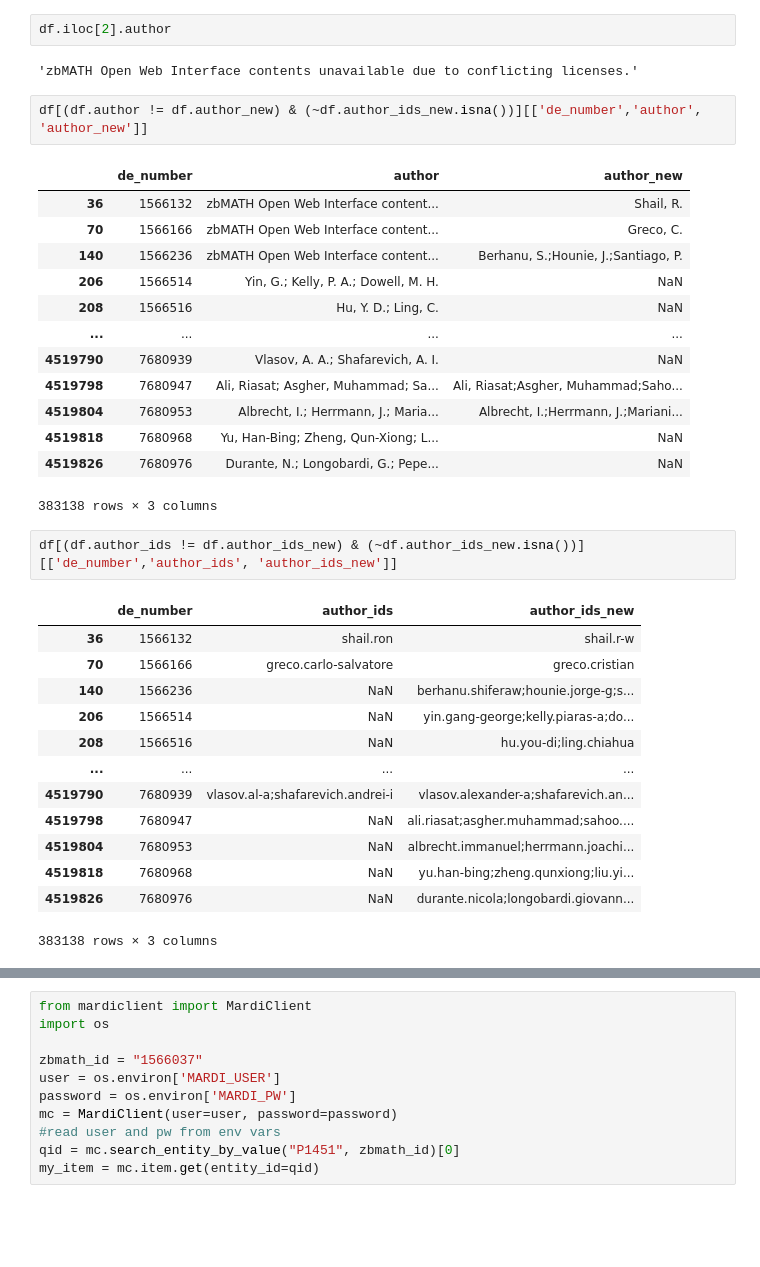
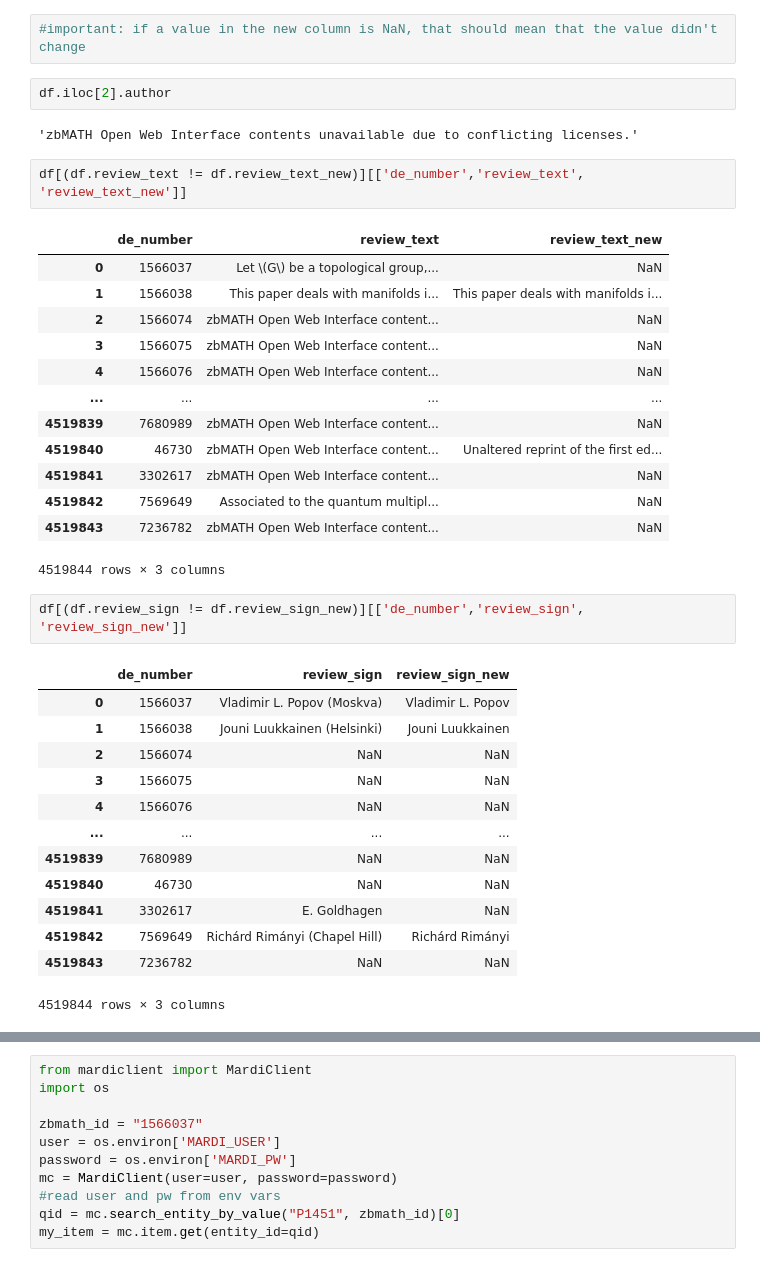
Before and after one commit to MaRDI4NFDI/docker-importer, a Jupyter notebook: mardi_importer/mardi_importer/zbmath/test.ipynb, the cells around one changed output, grey strips where cells are left out. Cells and saved outputs as stored; diff of their text form; blank space fills up the shorter version.

```diff
--- a/mardi_importer/mardi_importer/zbmath/test.ipynb
+++ b/mardi_importer/mardi_importer/zbmath/test.ipynb
@@ -8,36 +10,38 @@ df = pd.read_csv('differences_zbmath_data_dump20231221_TO_zbmath_data_dump202409
+# %%
+#important: if a value in the new column is NaN, that should mean that the value didn't change
 # %%
 df.iloc[2].author
 # %% [output]
 'zbMATH Open Web Interface contents unavailable due to conflicting licenses.'
 # %%
-df[(df.author != df.author_new) & (~df.author_ids_new.isna())][['de_number','author', 'author_new']]
+df[(df.review_text != df.review_text_new)][['de_number','review_text', 'review_text_new']]
 # %% [output]
-|  | de_number | author | author_new |
-| 36 | 1566132 | zbMATH Open Web Interface content... | Shail, R. |
-| 70 | 1566166 | zbMATH Open Web Interface content... | Greco, C. |
-| 140 | 1566236 | zbMATH Open Web Interface content... | Berhanu, S.;Hounie, J.;Santiago, P. |
-| 206 | 1566514 | Yin, G.; Kelly, P. A.; Dowell, M. H. | NaN |
-| 208 | 1566516 | Hu, Y. D.; Ling, C. | NaN |
+|  | de_number | review_text | review_text_new |
+| 0 | 1566037 | Let \(G\) be a topological group,... | NaN |
+| 1 | 1566038 | This paper deals with manifolds i... | This paper deals with manifolds i... |
+| 2 | 1566074 | zbMATH Open Web Interface content... | NaN |
+| 3 | 1566075 | zbMATH Open Web Interface content... | NaN |
+| 4 | 1566076 | zbMATH Open Web Interface content... | NaN |
 | ... | ... | ... | ... |
-| 4519790 | 7680939 | Vlasov, A. A.; Shafarevich, A. I. | NaN |
-| 4519798 | 7680947 | Ali, Riasat; Asgher, Muhammad; Sa... | Ali, Riasat;Asgher, Muhammad;Saho... |
-| 4519804 | 7680953 | Albrecht, I.; Herrmann, J.; Maria... | Albrecht, I.;Herrmann, J.;Mariani... |
-| 4519818 | 7680968 | Yu, Han-Bing; Zheng, Qun-Xiong; L... | NaN |
-| 4519826 | 7680976 | Durante, N.; Longobardi, G.; Pepe... | NaN |
+| 4519839 | 7680989 | zbMATH Open Web Interface content... | NaN |
+| 4519840 | 46730 | zbMATH Open Web Interface content... | Unaltered reprint of the first ed... |
+| 4519841 | 3302617 | zbMATH Open Web Interface content... | NaN |
+| 4519842 | 7569649 | Associated to the quantum multipl... | NaN |
+| 4519843 | 7236782 | zbMATH Open Web Interface content... | NaN |
-383138 rows × 3 columns
+4519844 rows × 3 columns
 # %%
-df[(df.author_ids != df.author_ids_new) & (~df.author_ids_new.isna())][['de_number','author_ids', 'author_ids_new']]
+df[(df.review_sign != df.review_sign_new)][['de_number','review_sign', 'review_sign_new']]
 # %% [output]
-|  | de_number | author_ids | author_ids_new |
-| 36 | 1566132 | shail.ron | shail.r-w |
-| 70 | 1566166 | greco.carlo-salvatore | greco.cristian |
-| 140 | 1566236 | NaN | berhanu.shiferaw;hounie.jorge-g;s... |
-| 206 | 1566514 | NaN | yin.gang-george;kelly.piaras-a;do... |
-| 208 | 1566516 | NaN | hu.you-di;ling.chiahua |
+|  | de_number | review_sign | review_sign_new |
+| 0 | 1566037 | Vladimir L. Popov (Moskva) | Vladimir L. Popov |
+| 1 | 1566038 | Jouni Luukkainen (Helsinki) | Jouni Luukkainen |
+| 2 | 1566074 | NaN | NaN |
+| 3 | 1566075 | NaN | NaN |
+| 4 | 1566076 | NaN | NaN |
 | ... | ... | ... | ... |
-| 4519790 | 7680939 | vlasov.al-a;shafarevich.andrei-i | vlasov.alexander-a;shafarevich.an... |
-| 4519798 | 7680947 | NaN | ali.riasat;asgher.muhammad;sahoo.... |
-| 4519804 | 7680953 | NaN | albrecht.immanuel;herrmann.joachi... |
-| 4519818 | 7680968 | NaN | yu.han-bing;zheng.qunxiong;liu.yi... |
-| 4519826 | 7680976 | NaN | durante.nicola;longobardi.giovann... |
+| 4519839 | 7680989 | NaN | NaN |
+| 4519840 | 46730 | NaN | NaN |
+| 4519841 | 3302617 | E. Goldhagen | NaN |
+| 4519842 | 7569649 | Richárd Rimányi (Chapel Hill) | Richárd Rimányi |
+| 4519843 | 7236782 | NaN | NaN |
-383138 rows × 3 columns
+4519844 rows × 3 columns
```
Also changed, not shown: parts of 3 cells of this notebook, 1 other file.
